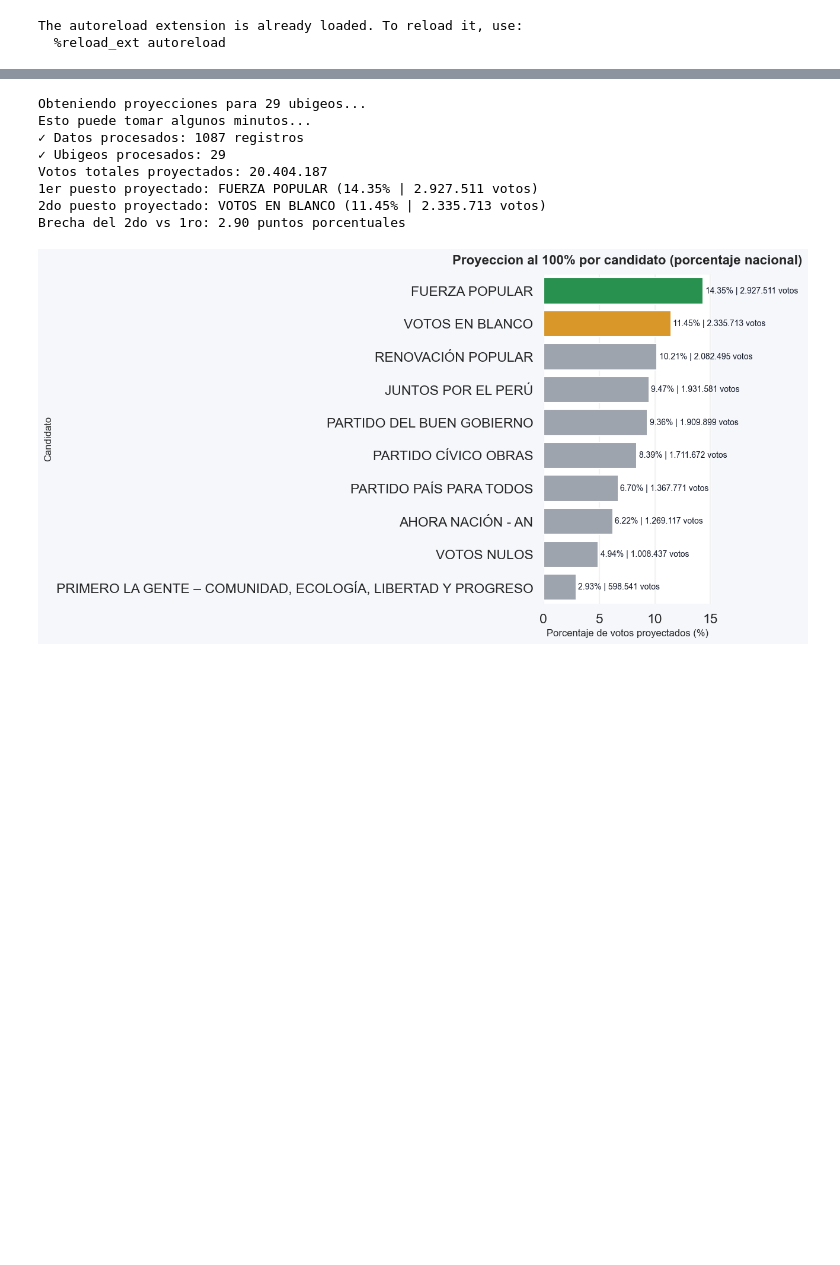
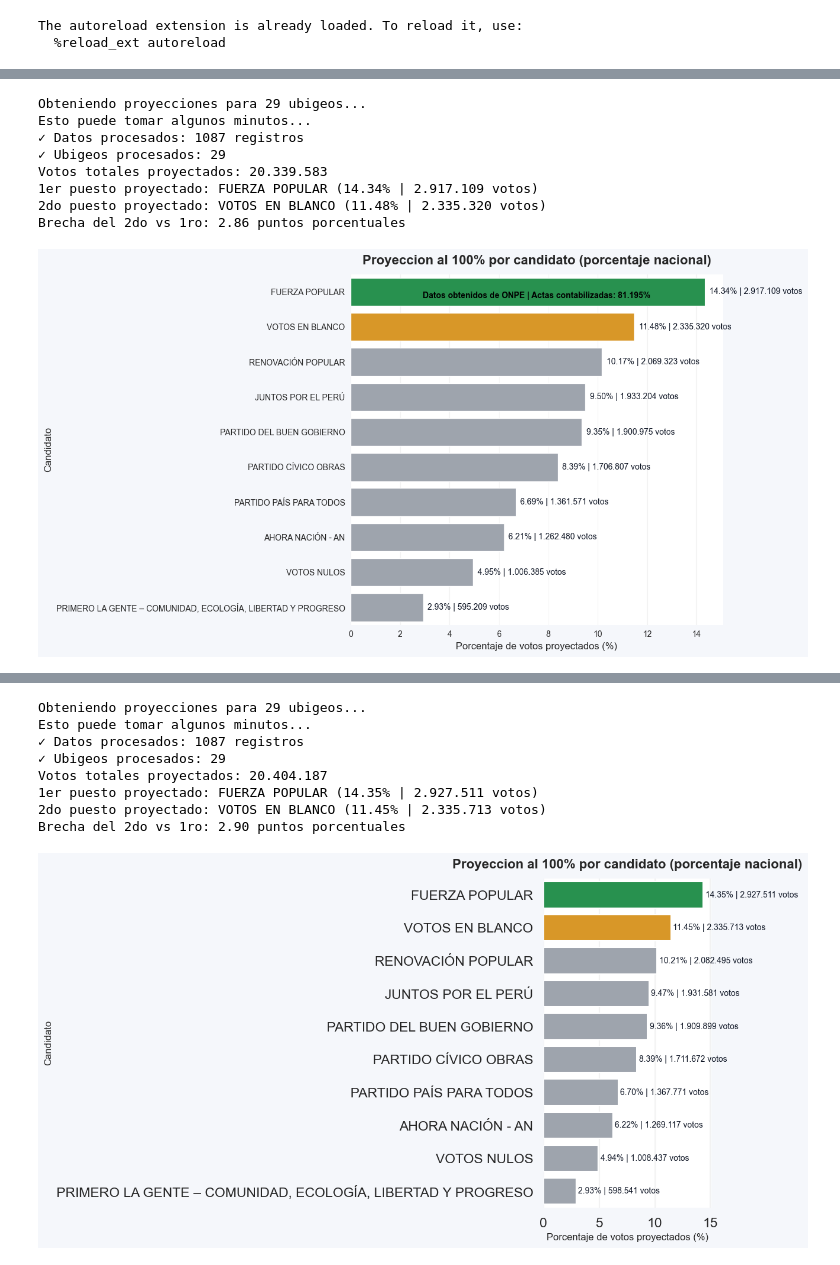
Before and after one commit to SolanoJason/onpe, a Jupyter notebook: test.ipynb, the cells around one changed output, grey strips where cells are left out. Drawn from its saved outputs; the diff is of its cells as text; code cells hidden in the pictures; blank space fills up the shorter version.

```diff
--- a/test.ipynb
+++ b/test.ipynb
@@ -73,0 +210,12 @@ def obtener_proyeccion_por_ubigeo(
+# %%
+plot_proyeccion_presidencial()
+# %% [output]
+Obteniendo proyecciones para 29 ubigeos...
+Esto puede tomar algunos minutos...
+✓ Datos procesados: 1087 registros
+✓ Ubigeos procesados: 29
+Votos totales proyectados: 20.339.583
+1er puesto proyectado: FUERZA POPULAR (14.34% | 2.917.109 votos)
+2do puesto proyectado: VOTOS EN BLANCO (11.48% | 2.335.320 votos)
+Brecha del 2do vs 1ro: 2.86 puntos porcentuales
+[figure, added]
```
Also changed, not shown: parts of 12 cells of this notebook, 4 other files.
